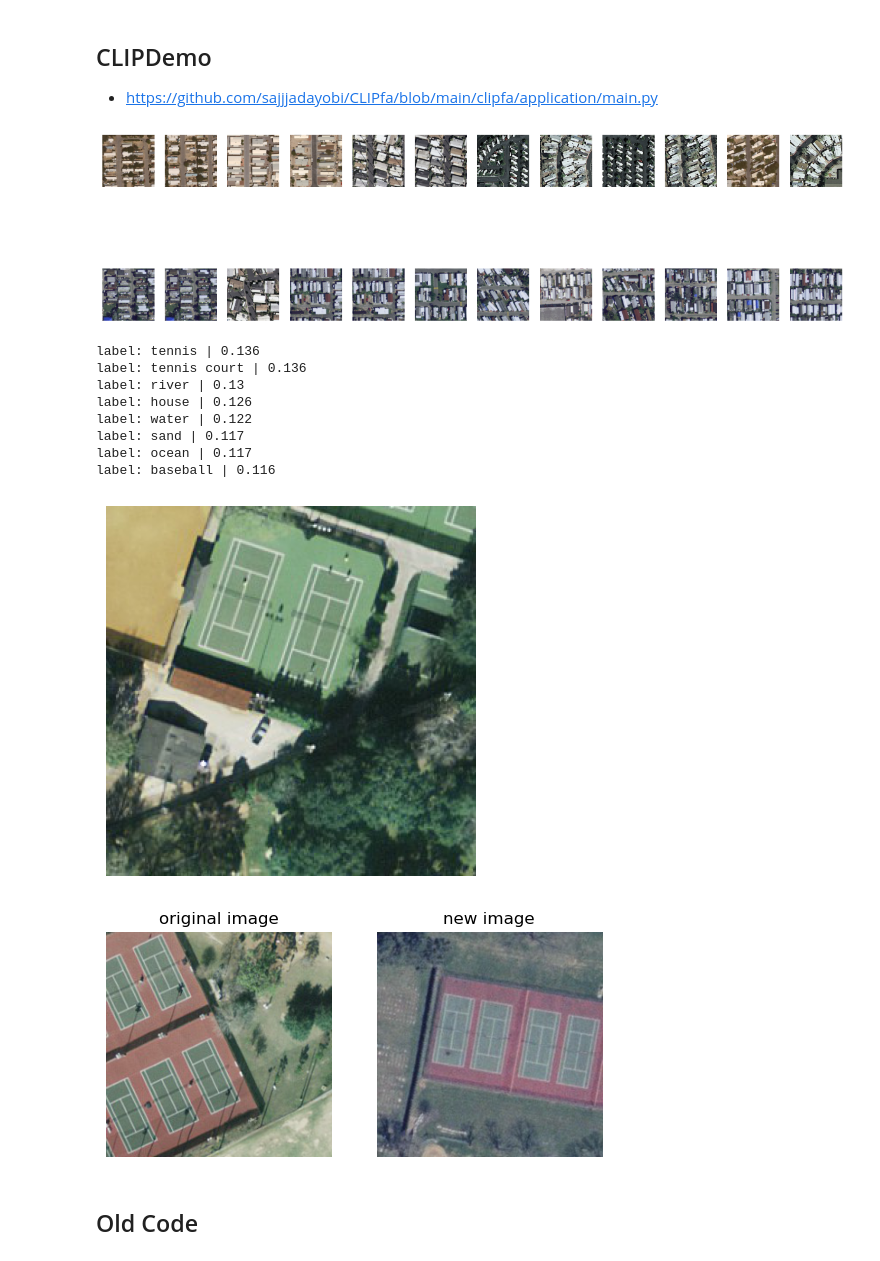
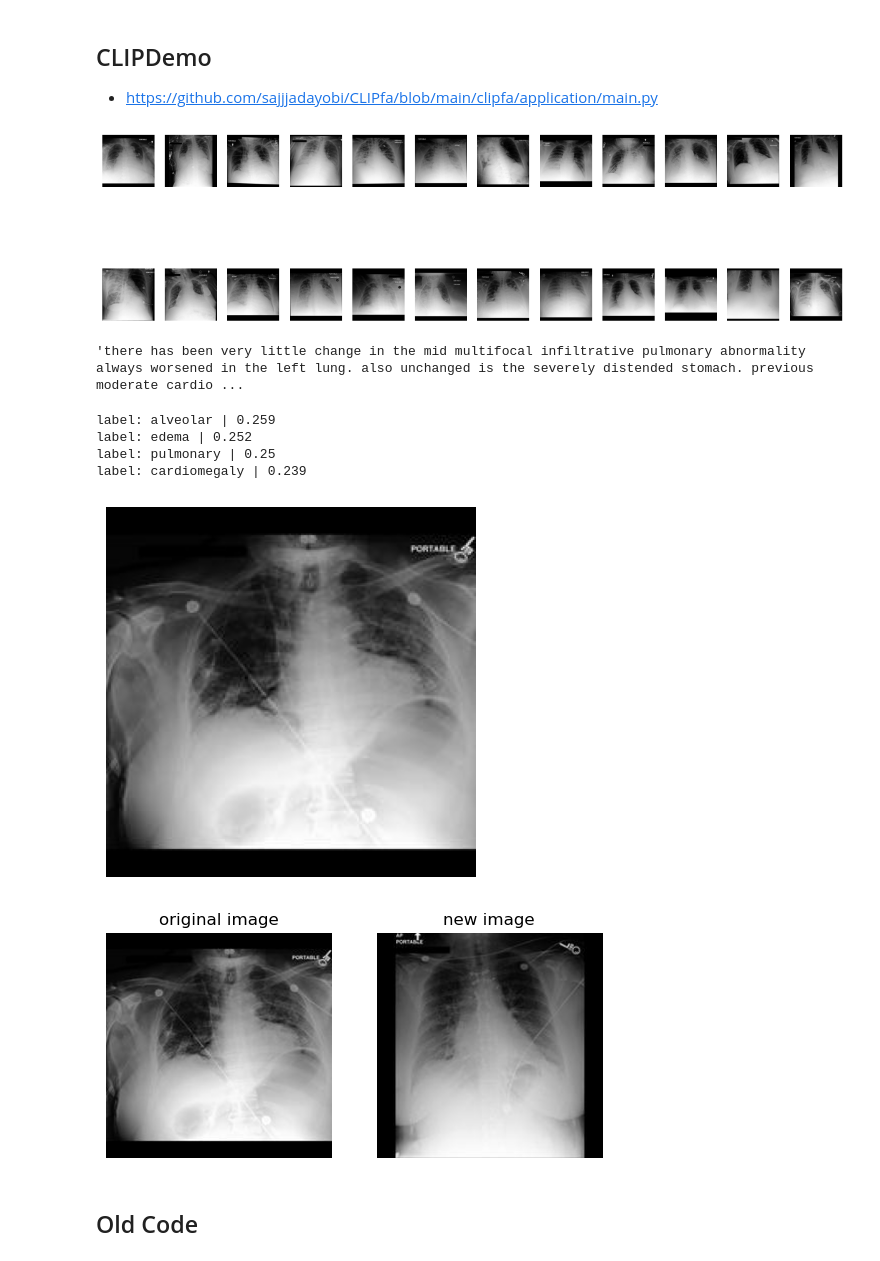
Before and after one commit to AndrewDamico/RadCLIP, a Jupyter notebook: CLIP_training_Rad.ipynb, the cells around one changed output. Cells and saved outputs as stored; diff of their text form; code cells hidden in the pictures.

```diff
--- a/CLIP_training_Rad.ipynb
+++ b/CLIP_training_Rad.ipynb
@@ -670,16 +810,16 @@ search.compute_text_embeddings(['ocean','water', 'tennis', 'tennis court', 'base
 # %%
-search.image_search('tennis')
+search.image_search('edema')
 # %% [output]
-[figure, old version]
+[figure, new version]
+# %%
+test["caption"][100]
+# %% [output]
+'there has been very little change in the mid multifocal infiltrative pulmonary abnormality always worsened in the left lung. also unchanged is the severely distended stomach. previous moderate cardio ...
 # %%
-search.zero_shot(f'{location}/2036.jpeg')
+search.zero_shot(f'{test["image"][100]}')
 # %% [output]
-label: tennis | 0.136
-label: tennis court | 0.136
-label: river | 0.13
-label: house | 0.126
-label: water | 0.122
-label: sand | 0.117
-label: ocean | 0.117
-label: baseball | 0.116
+label: alveolar | 0.259
+label: edema | 0.252
+label: pulmonary | 0.25
+label: cardiomegaly | 0.239
-[figure, old version]
+[figure, new version]
@@ -686,7 +828,7 @@ label: baseball | 0.116
 # %%
-search.analogy(f'{location}/2028.jpeg')
+search.analogy(f'{test["image"][100]}')
 # %% [output]
-[figure, old version]
+[figure, new version]
 # %% [markdown]
 ## Old Code
 # %%
```
Also changed, not shown: parts of 29 cells of this notebook.
